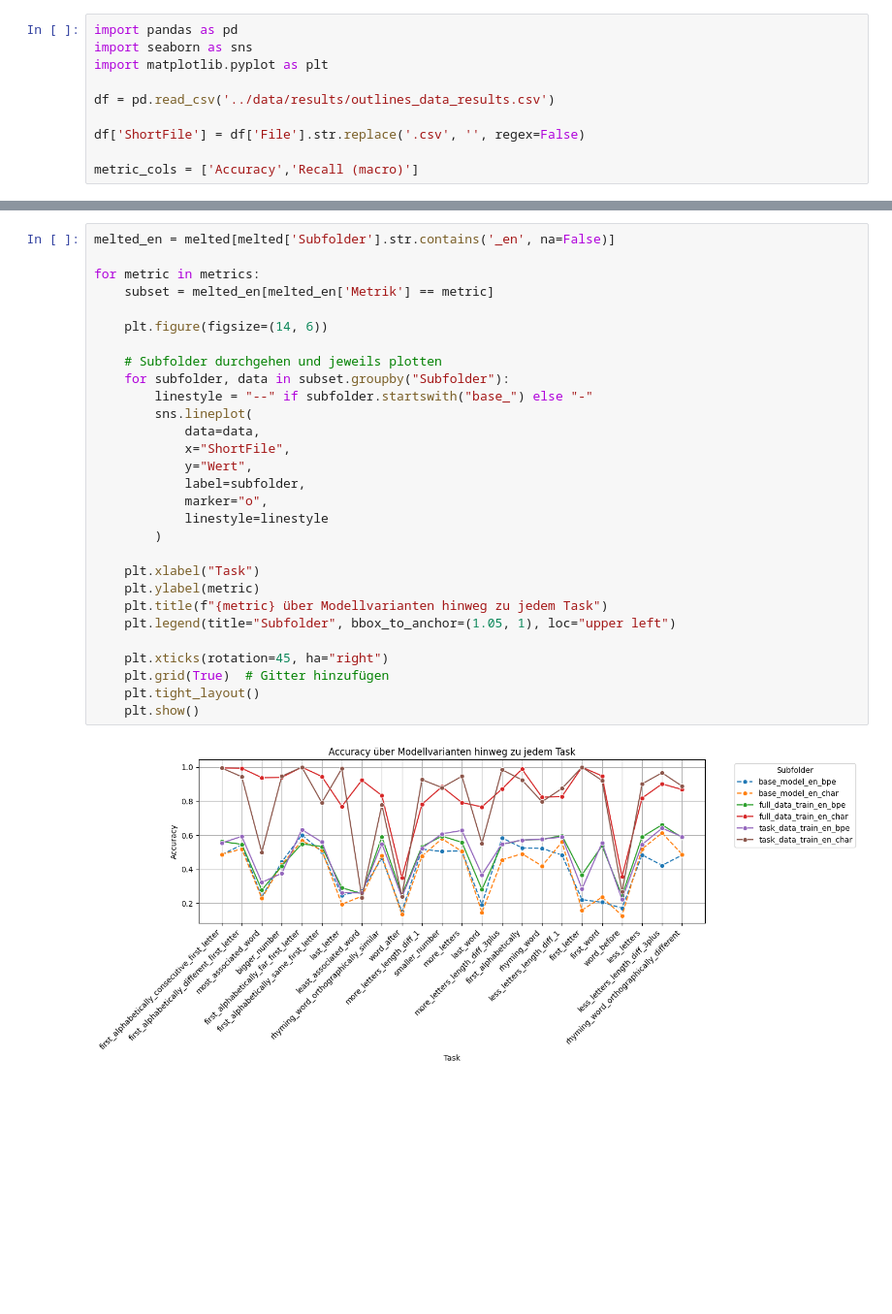
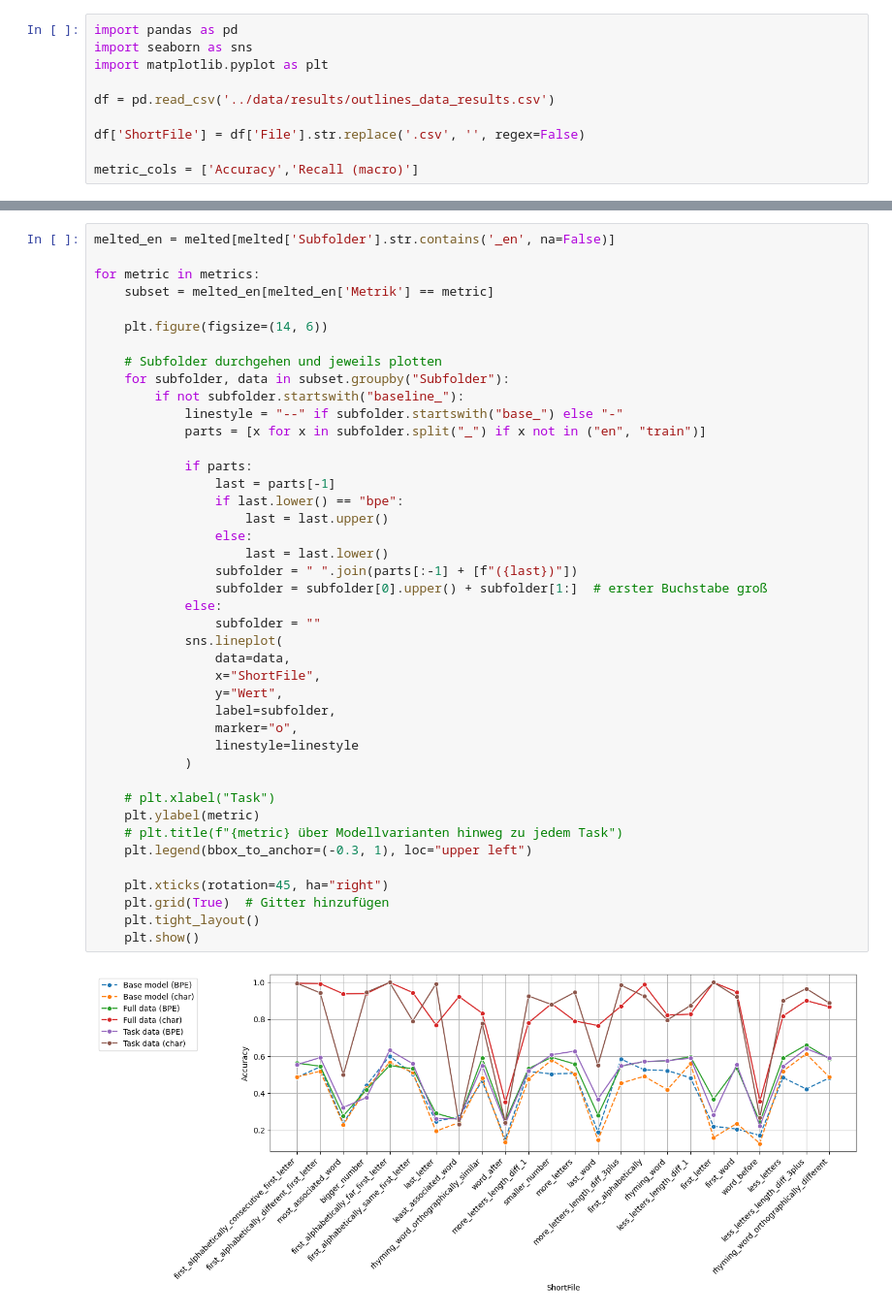
Before and after one commit to LaurensWink/Finetuning_GPT_2, a Jupyter notebook: pjs/results.ipynb, the cells around one changed output, grey strips where cells are left out. Shown at 97% size. Saved outputs shown, nothing was run; the diff lists cells and outputs as text; blank space fills up the shorter version.

Commit message:
optimsed output diagramms

```diff
--- a/pjs/results.ipynb
+++ b/pjs/results.ipynb
@@ -50,31 +63,44 @@ for metric in metrics:
 # %%
 melted_en = melted[melted['Subfolder'].str.contains('_en', na=False)]
 
 for metric in metrics:
     subset = melted_en[melted_en['Metrik'] == metric]
 
     plt.figure(figsize=(14, 6))
 
     # Subfolder durchgehen und jeweils plotten
     for subfolder, data in subset.groupby("Subfolder"):
-        linestyle = "--" if subfolder.startswith("base_") else "-"
-        sns.lineplot(
-            data=data,
-            x="ShortFile",
-            y="Wert",
-            label=subfolder,
-            marker="o",
-            linestyle=linestyle
-        )
+        if not subfolder.startswith("baseline_"):
+            linestyle = "--" if subfolder.startswith("base_") else "-"
+            parts = [x for x in subfolder.split("_") if x not in ("en", "train")]
 
-    plt.xlabel("Task")
+            if parts:
+                last = parts[-1]
+                if last.lower() == "bpe":
+                    last = last.upper()
+                else:
+                    last = last.lower()
+                subfolder = " ".join(parts[:-1] + [f"({last})"])
+                subfolder = subfolder[0].upper() + subfolder[1:]  # erster Buchstabe groß
+            else:
+                subfolder = ""
+            sns.lineplot(
+                data=data,
+                x="ShortFile",
+                y="Wert",
+                label=subfolder,
+                marker="o",
+                linestyle=linestyle
+            )
+
+    # plt.xlabel("Task")
     plt.ylabel(metric)
-    plt.title(f"{metric} über Modellvarianten hinweg zu jedem Task")
-    plt.legend(title="Subfolder", bbox_to_anchor=(1.05, 1), loc="upper left")
+    # plt.title(f"{metric} über Modellvarianten hinweg zu jedem Task")
+    plt.legend(bbox_to_anchor=(-0.3, 1), loc="upper left")
 
     plt.xticks(rotation=45, ha="right")
     plt.grid(True)  # Gitter hinzufügen
     plt.tight_layout()
     plt.show()
 # %% [output]
-[figure, old version]
+[figure, new version]
```
Also changed, not shown: parts of 2 cells of this notebook.
